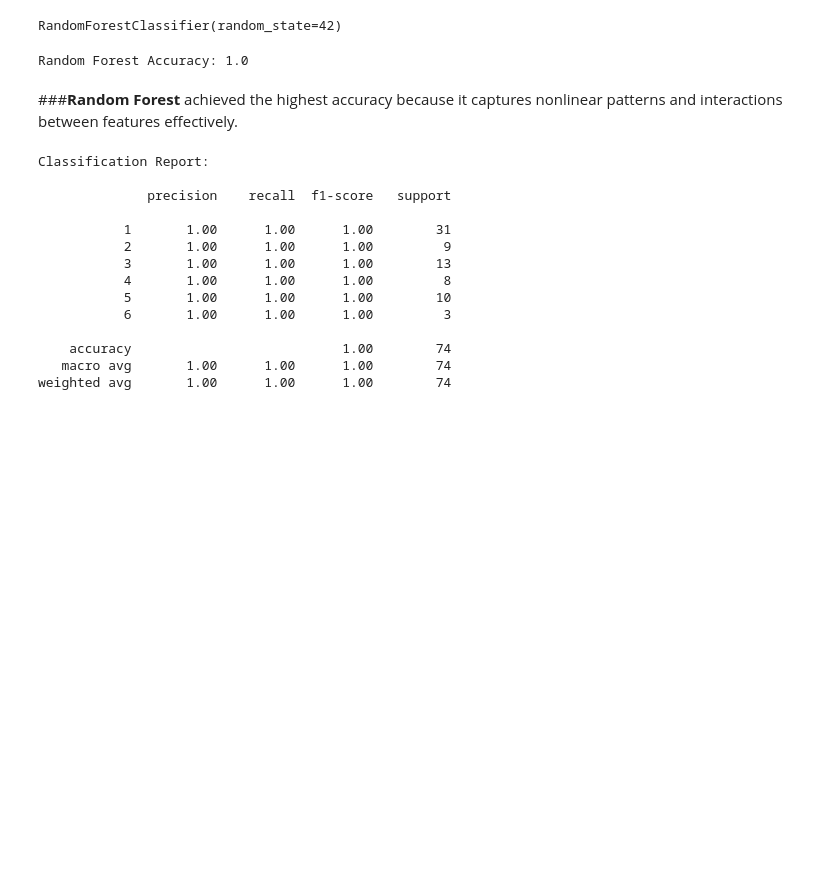
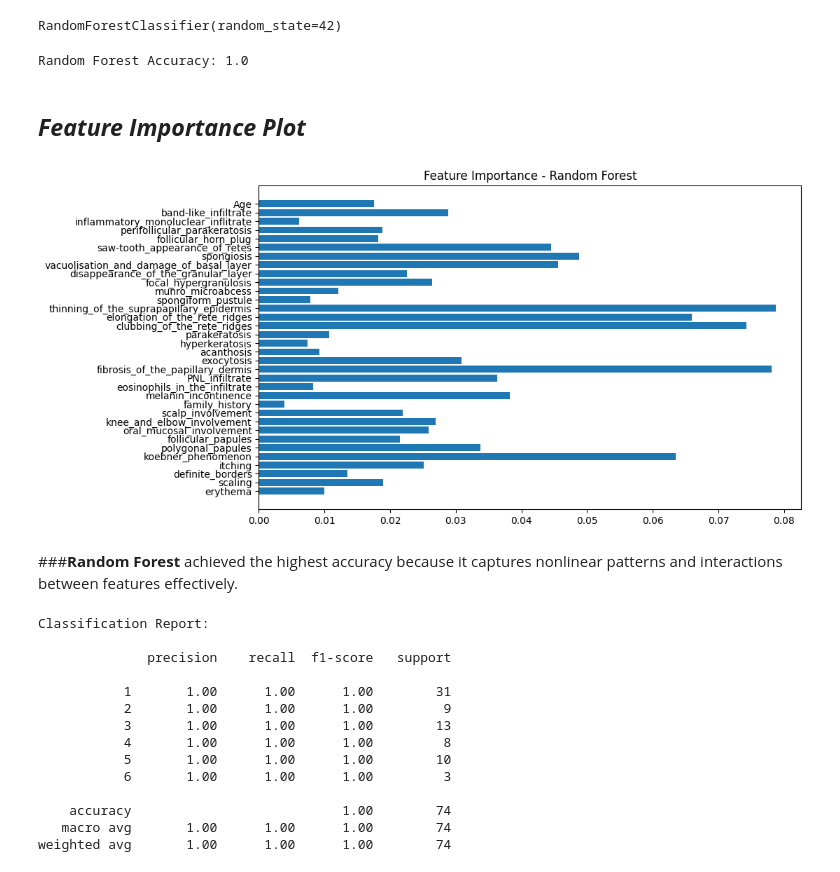
Before and after one commit to nandhakumar-v-19/Skin-Disorder-Detection, a Jupyter notebook: Skin_Disorder.ipynb, the cells around one changed output. Drawn from its saved outputs; the diff is of its cells as text; code cells hidden in the pictures; blank space fills up the shorter version.

```diff
--- a/Skin_Disorder.ipynb
+++ b/Skin_Disorder.ipynb
@@ -332,6 +332,18 @@ rf_accuracy = accuracy_score(y_test, rf_pred)
 print("Random Forest Accuracy:", rf_accuracy)
 # %% [output]
 Random Forest Accuracy: 1.0
+# %% [markdown]
+## ***Feature Importance Plot***
+# %%
+import matplotlib.pyplot as plt
+
+importances = rf_model.feature_importances_
+plt.figure(figsize=(10,6))
+plt.barh(X.columns, importances)
+plt.title("Feature Importance - Random Forest")
+plt.show()
+# %% [output]
+[figure, added]
 # %% [markdown]
 ###**Random Forest** achieved the highest accuracy because it captures nonlinear patterns and interactions between features effectively.
 # %%
```
